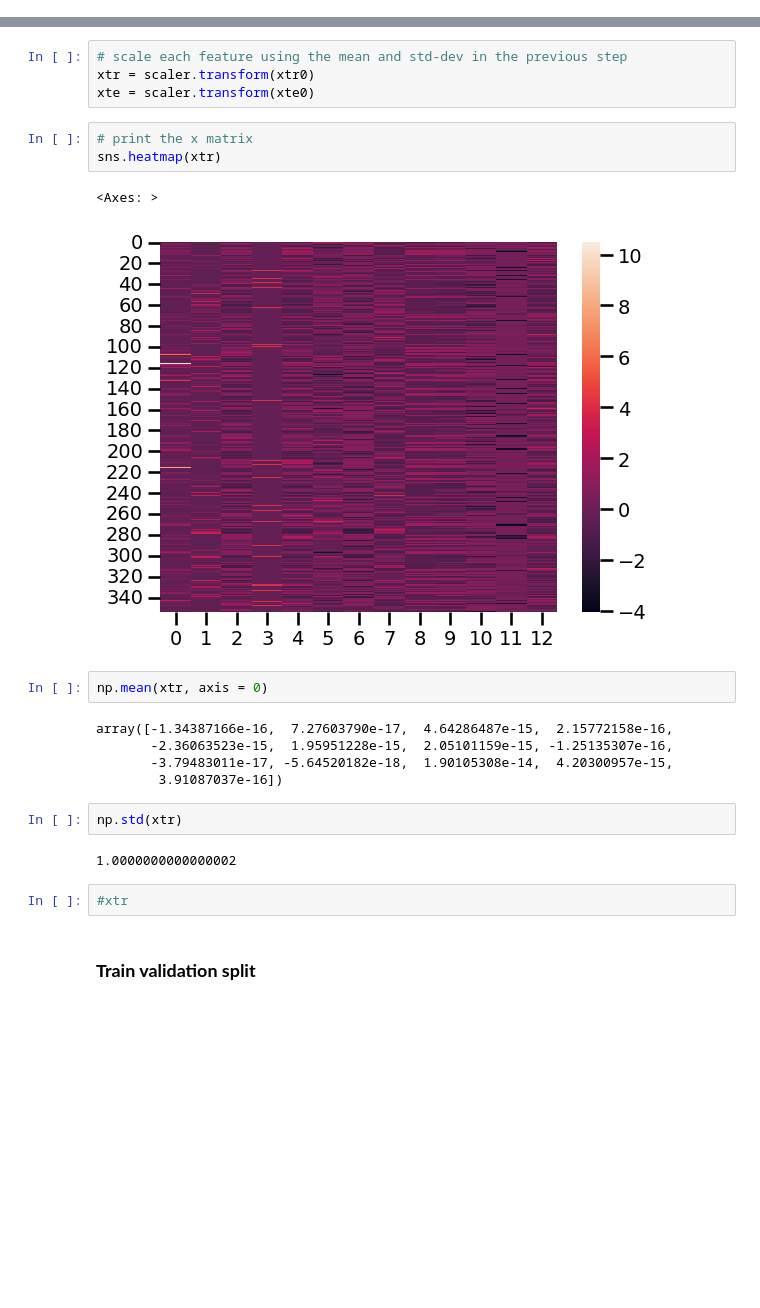
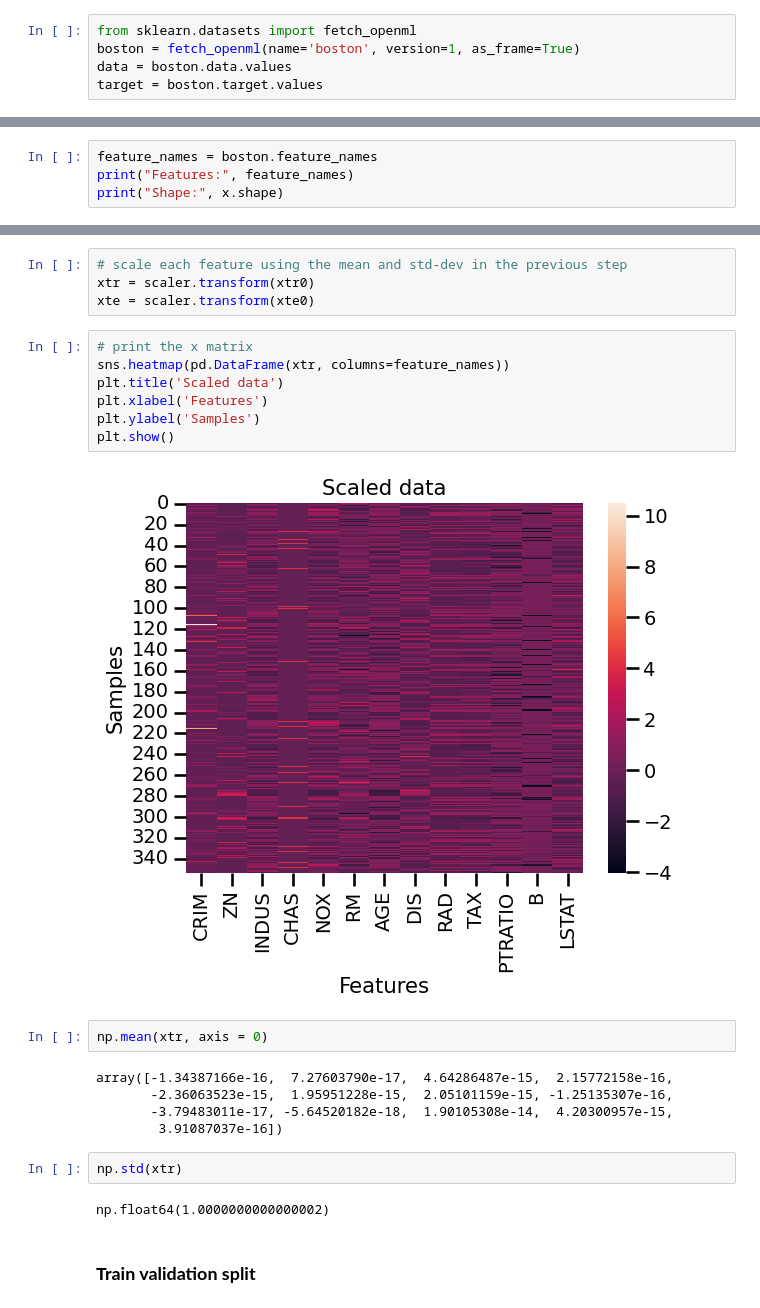
Before and after one commit to clusterai/Ciencia-de-Datos-UTN-FRBA, a Jupyter notebook: clase05/clusterai_clase05_ridge_regresion_toy.ipynb, the cells around one changed output, grey strips where cells are left out. Saved outputs shown, nothing was run; the diff lists cells and outputs as text; blank space fills up the shorter version.

```diff
--- a/clase05/clusterai_clase05_ridge_regresion_toy.ipynb
+++ b/clase05/clusterai_clase05_ridge_regresion_toy.ipynb
@@ -31,0 +28,5 @@ target = raw_df.values[1::2, 2]
+# %%
+from sklearn.datasets import fetch_openml
+boston = fetch_openml(name='boston', version=1, as_frame=True)
+data = boston.data.values
+target = boston.target.values
@@ -31,0 +38,4 @@ target = raw_df.values[1::2, 2]
+# %%
+feature_names = boston.feature_names
+print("Features:", feature_names)
+print("Shape:", x.shape)
@@ -95,10 +168,13 @@ xtr = scaler.transform(xtr0)
 xte = scaler.transform(xte0)
 # %%
 # print the x matrix
-sns.heatmap(xtr)
+sns.heatmap(pd.DataFrame(xtr, columns=feature_names))
+plt.title('Scaled data')
+plt.xlabel('Features')
+plt.ylabel('Samples')
+plt.show()
 # %% [output]
-<Axes: >
-[figure, old version]
+[figure, new version]
 # %%
 np.mean(xtr, axis = 0)
 # %% [output]
@@ -109,8 +185,6 @@ array([-1.34387166e-16,  7.27603790e-17,  4.64286487e-15,  2.15772158e-16,
 # %%
 np.std(xtr)
 # %% [output]
-1.0000000000000002
+np.float64(1.0000000000000002)
-# %%
-#xtr
 # %% [markdown]
 ### **Train validation split**
```
Also changed, not shown: parts of 43 cells of this notebook.
